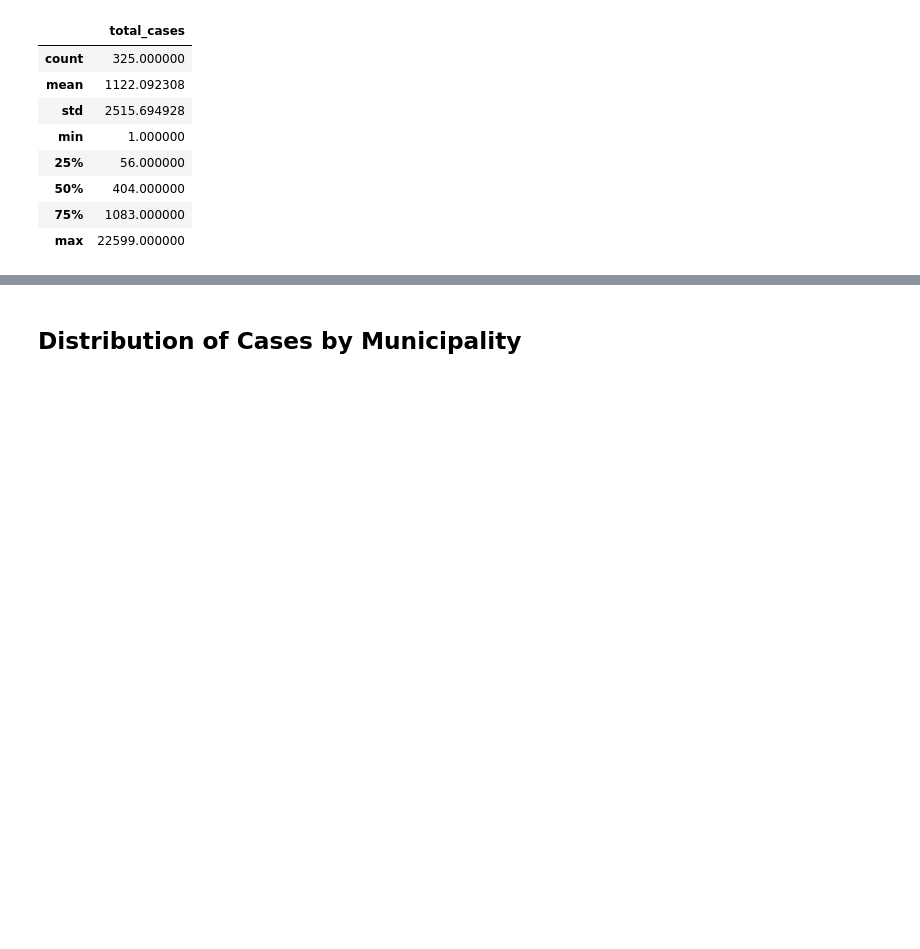
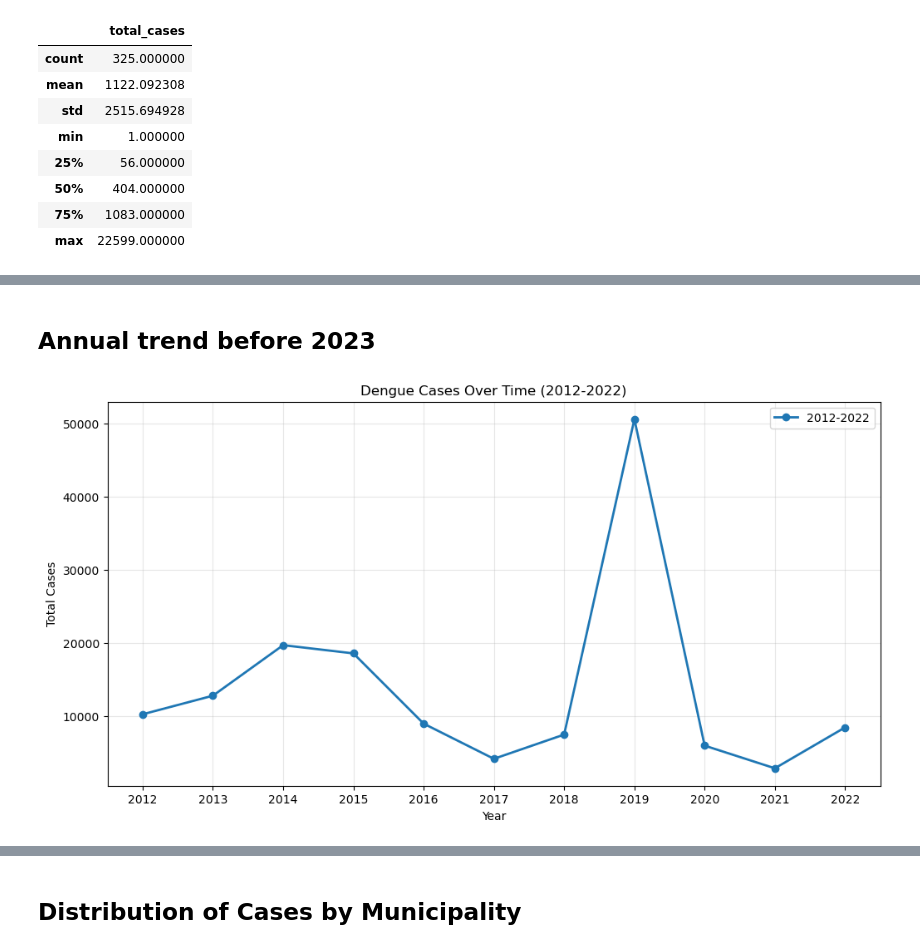
Before and after one commit to medranow/data-analyst-portfolio, a Jupyter notebook: 1_sql_salud_enfermedad/notebook/01_dengue_temporal_analysis.ipynb, the cells around one changed output, grey strips where cells are left out. Drawn from its saved outputs; the diff is of its cells as text; code cells hidden in the pictures; blank space fills up the shorter version.

```diff
--- a/1_sql_salud_enfermedad/notebook/01_dengue_temporal_analysis.ipynb
+++ b/1_sql_salud_enfermedad/notebook/01_dengue_temporal_analysis.ipynb
@@ -65,0 +70,15 @@ plt.show()
+# %% [markdown]
+## Annual trend before 2023
+# %%
+trend_before_2023 = year_totals[year_totals['year'] < 2023]
+plt.figure(figsize=(12, 6))
+plt.plot(trend_before_2023['year'], trend_before_2023['total_cases'], marker='o', linewidth=2, label='2012-2022')
+plt.xlabel('Year')
+plt.ylabel('Total Cases')
+plt.title('Dengue Cases Over Time (2012-2022)')
+plt.xticks(trend_before_2023['year'])
+plt.grid(True, alpha=0.3)
+plt.legend()
+plt.show()
+# %% [output]
+[figure, added]
```
Also changed, not shown: parts of 11 cells of this notebook.
